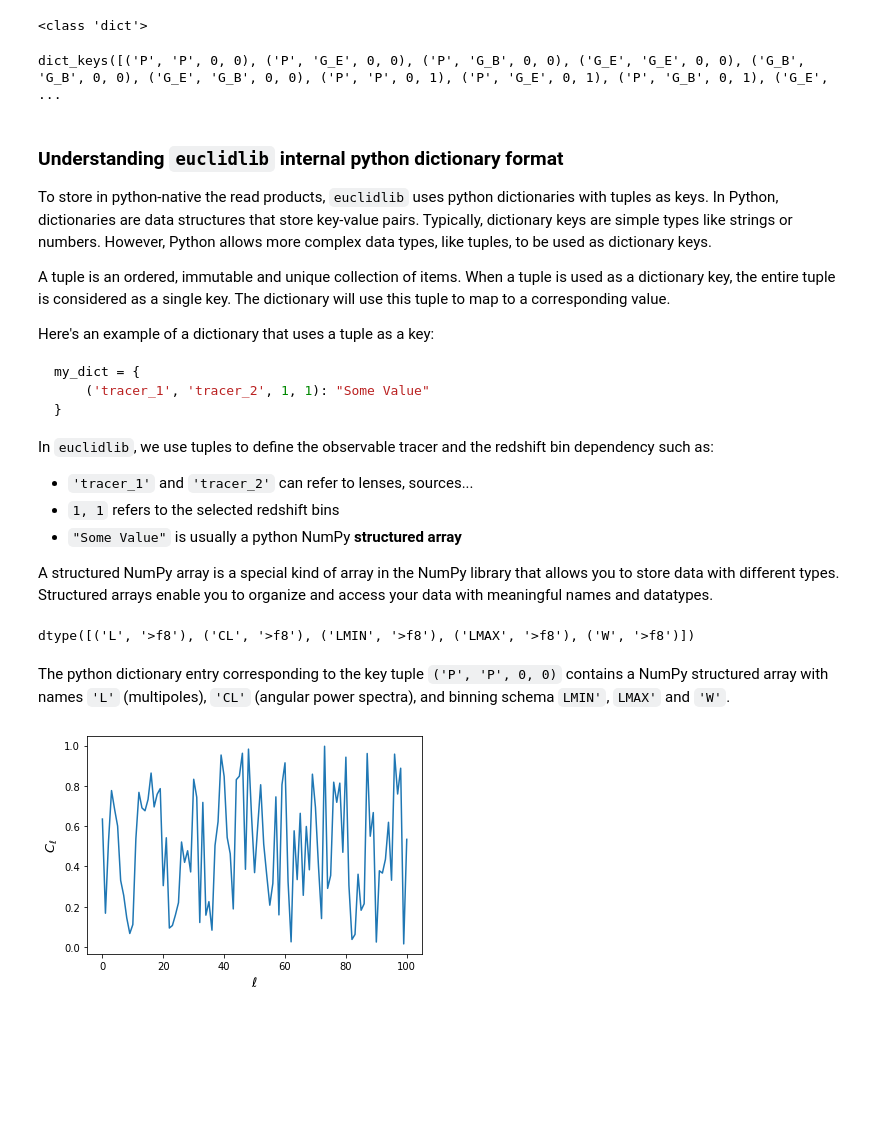
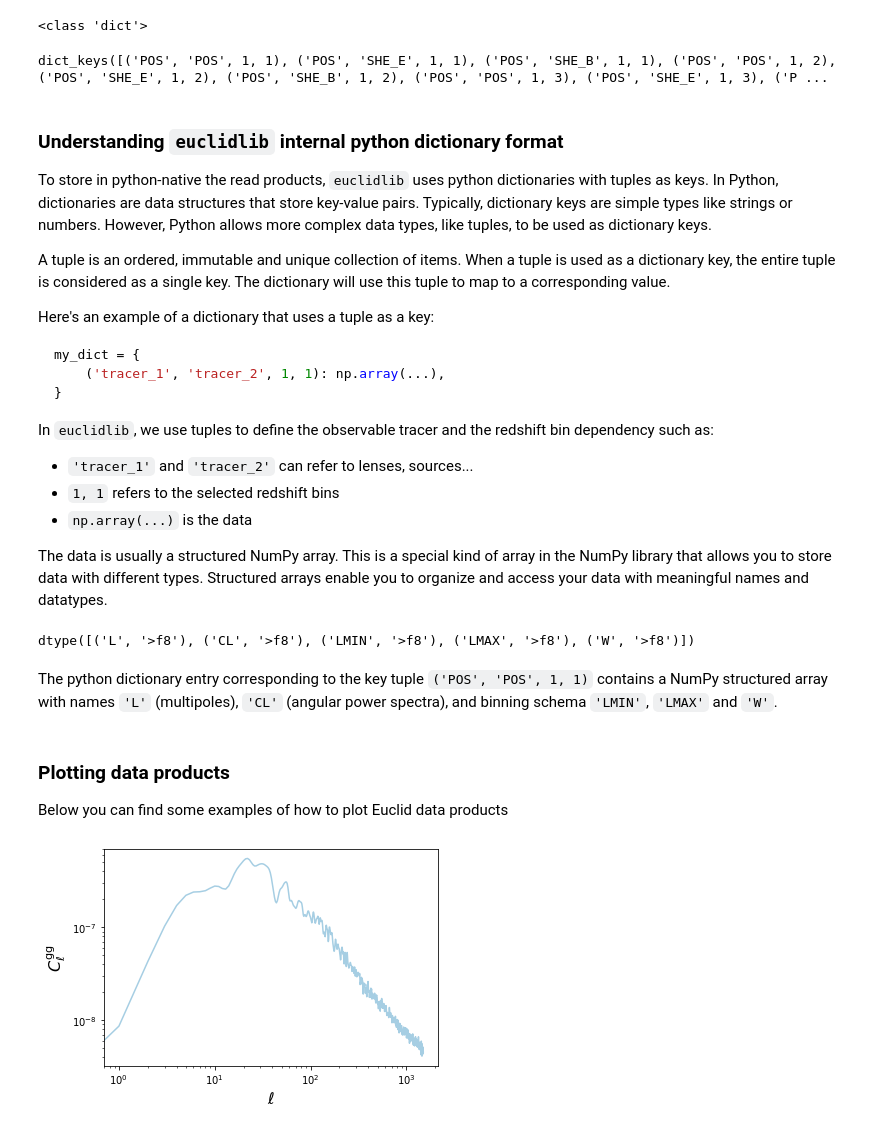
Before and after one commit to euclidlib/euclidlib, a Jupyter notebook: docs/getting_started.ipynb, the cells around one changed output. Cells and saved outputs as stored; diff of their text form; code cells hidden in the pictures; blank space fills up the shorter version.

````diff
--- a/docs/getting_started.ipynb
+++ b/docs/getting_started.ipynb
@@ -13,7 +13,7 @@ You can find a description of all the SGS products at the [Euclid SGS Data Produ
 # %%
 path_to_data = '../tests/photo/data/'
 # In this example, the name of the file is 'angular_power_spectra.fits.gz'
-cls = el.photo.angular_power_spectra(path_to_data + 'angular_power_spectra.fits.gz')
+cls = el.photo.angular_power_spectra(path_to_data + 'example-angular_power_spectra.fits.gz')
 # %%
 # What is the format of the returned python object?
 print(type(cls))
@@ -23,7 +23,7 @@ print(type(cls))
 # What is the format of the returned python object?
 print(cls.keys())
 # %% [output]
-dict_keys([('P', 'P', 0, 0), ('P', 'G_E', 0, 0), ('P', 'G_B', 0, 0), ('G_E', 'G_E', 0, 0), ('G_B', 'G_B', 0, 0), ('G_E', 'G_B', 0, 0), ('P', 'P', 0, 1), ('P', 'G_E', 0, 1), ('P', 'G_B', 0, 1), ('G_E', ...
+dict_keys([('POS', 'POS', 1, 1), ('POS', 'SHE_E', 1, 1), ('POS', 'SHE_B', 1, 1), ('POS', 'POS', 1, 2), ('POS', 'SHE_E', 1, 2), ('POS', 'SHE_B', 1, 2), ('POS', 'POS', 1, 3), ('POS', 'SHE_E', 1, 3), ('P ...
 # %% [markdown]
 ### Understanding `euclidlib` internal python dictionary format
 
@@ -36,7 +36,7 @@ Here's an example of a dictionary that uses a tuple as a key:
 
 ```python
 my_dict = {
-    ('tracer_1', 'tracer_2', 1, 1): "Some Value"
+    ('tracer_1', 'tracer_2', 1, 1): np.array(...),
 }
 ```
 
@@ -44,9 +44,9 @@ In `euclidlib`, we use tuples to define the observable tracer and the redshift b
 
 - `'tracer_1'` and `'tracer_2'` can refer to lenses, sources...
 - `1, 1` refers to the selected redshift bins
-- `"Some Value"` is usually a python NumPy **structured array**
+- `np.array(...)` is the data
 
-A structured NumPy array is a special kind of array in the NumPy library that allows you to store data with different types. Structured arrays enable you to organize and access your data with meaningful names and datatypes.
+The data is usually a structured NumPy array. This is a special kind of array in the NumPy library that allows you to store data with different types. Structured arrays enable you to organize and access your data with meaningful names and datatypes.
 # %%
 # Let's access the dictionary entry corresponding
 # to the key for the angular clustering data for the redshift bin 0
@@ -54,15 +54,20 @@ cls[('P', 'P', 0, 0)].dtype
 # %% [output]
 dtype([('L', '>f8'), ('CL', '>f8'), ('LMIN', '>f8'), ('LMAX', '>f8'), ('W', '>f8')])
 # %% [markdown]
-The python dictionary entry corresponding to the key tuple `('P', 'P', 0, 0)` contains a NumPy structured array with names `'L'` (multipoles), `'CL'` (angular power spectra), and binning schema `LMIN'`, `LMAX'` and `'W'`.
+The python dictionary entry corresponding to the key tuple `('POS', 'POS', 1, 1)` contains a NumPy structured array with names `'L'` (multipoles), `'CL'` (angular power spectra), and binning schema `'LMIN'`, `'LMAX'` and `'W'`.
+# %% [markdown]
+### Plotting data products
+
+Below you can find some examples of how to plot Euclid data products
 # %%
 # Plot the corresponding angular power spectrum
+# In this example, we are plotting the galaxy-galaxy angular power spectrum
 import matplotlib.pyplot as plt
-plt.plot(cls[('P', 'P', 1, 1)]['L'], cls[('P', 'P', 1, 1)]['CL'])
-plt.xlabel(r'$\ell$', fontsize=13)
-plt.ylabel(r'$C_\ell$', fontsize=13);
+plt.loglog(cls[('POS', 'POS', 1, 1)]['L'], cls[('POS', 'POS', 1, 1)]['CL'])
+plt.xlabel(r'$\ell$', fontsize=16)
+plt.ylabel(r'$C^{\rm gg}_\ell$', fontsize=16);
 # %% [output]
-[figure, old version]
+[figure, new version]
 # %%
 # you can also read other products,
 # such as the galaxy redshift bin distribution n(z)
````
Also changed, not shown: parts of 3 cells of this notebook, 7 other files.
